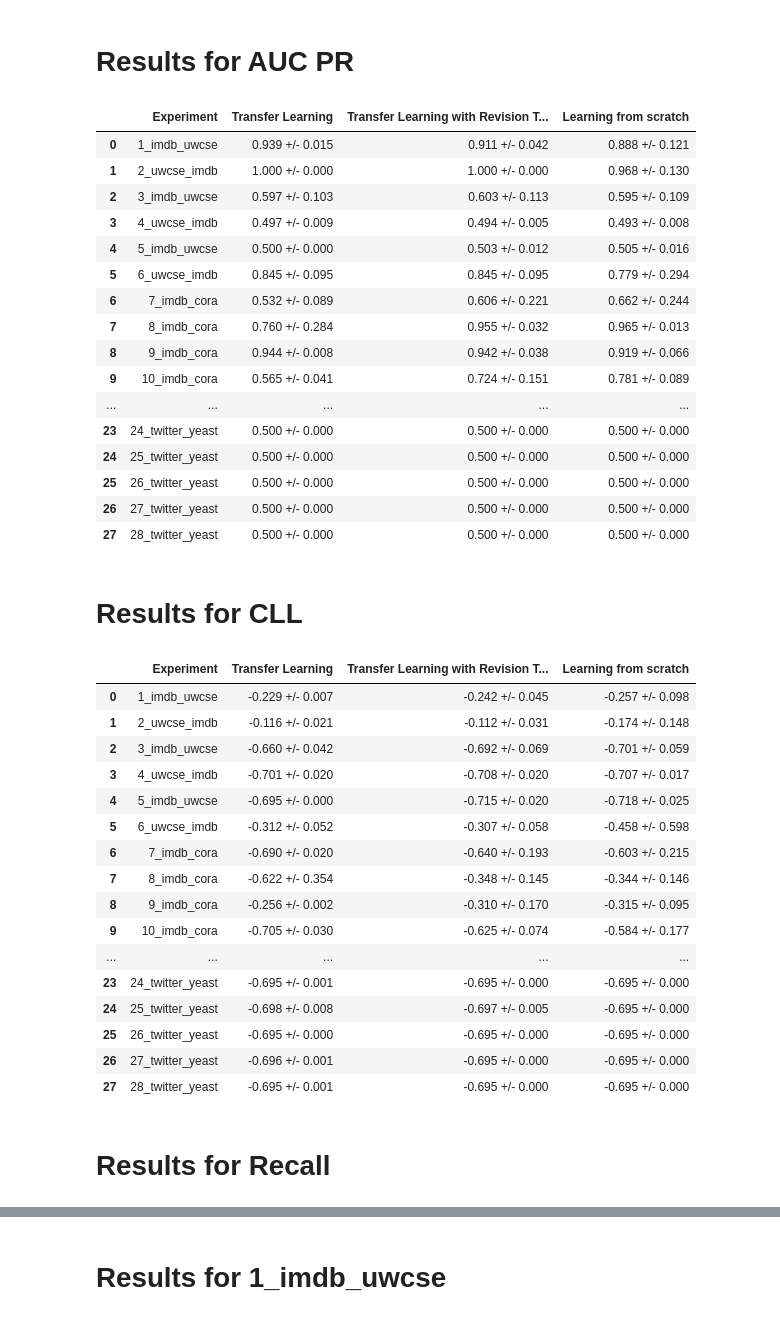
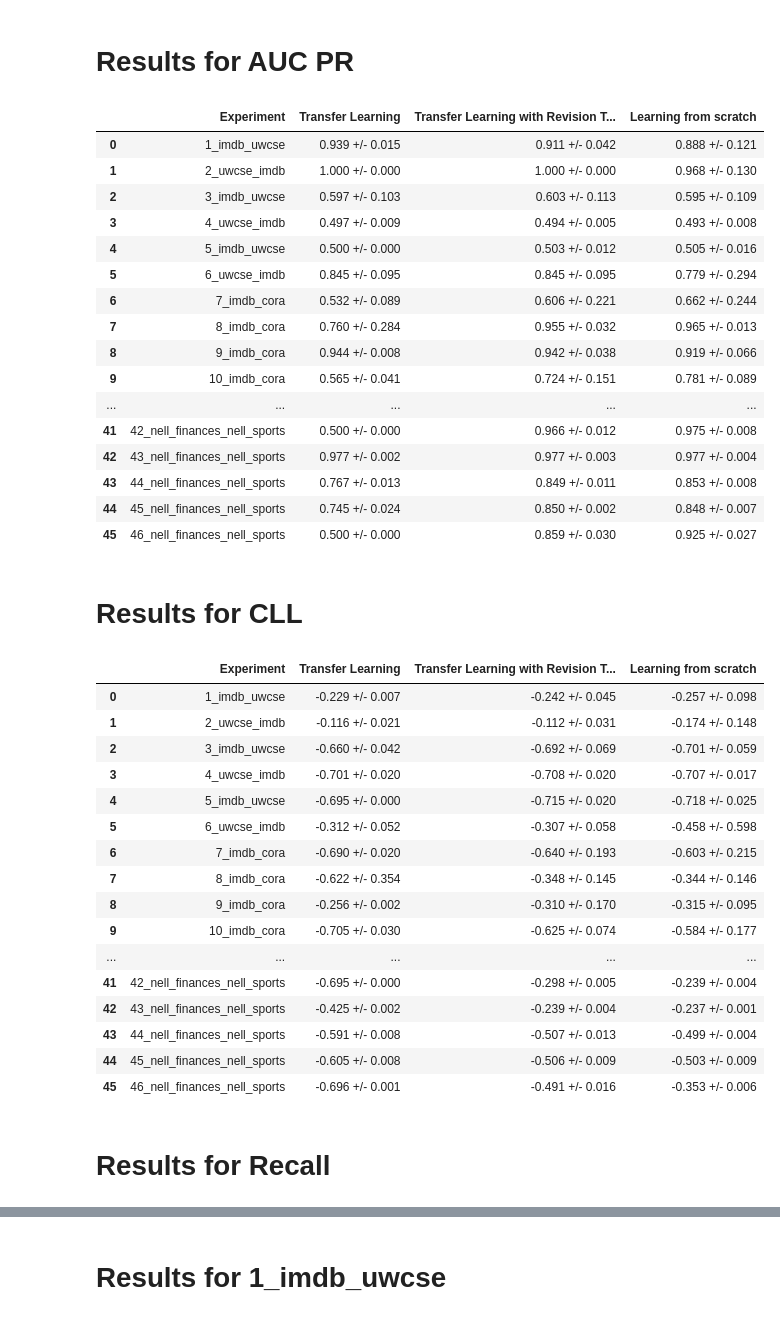
Before and after one commit to rodrigoazs/tpre_experiments, a Jupyter notebook: 19_11_2018/experiment_balanced_1/results_transfer.ipynb, the cells around one changed output, grey strips where cells are left out. Drawn from its saved outputs; the diff is of its cells as text; code cells hidden in the pictures.

```diff
--- a/19_11_2018/experiment_balanced_1/results_transfer.ipynb
+++ b/19_11_2018/experiment_balanced_1/results_transfer.ipynb
@@ -38,7 +38,25 @@ experiments = [
             {'id': '26', 'source':'twitter', 'target':'yeast', 'predicate':'tweets', 'to_predicate':'function'},
             {'id': '27', 'source':'twitter', 'target':'yeast', 'predicate':'tweets', 'to_predicate':'phenotype'},
             {'id': '28', 'source':'twitter', 'target':'yeast', 'predicate':'tweets', 'to_predicate':'complex'},
-            ]
+            {'id': '29', 'source':'nell_sports', 'target':'nell_finances', 'predicate':'teamalsoknownas', 'to_predicate':'companyalsoknownas'},
+            {'id': '30', 'source':'nell_sports', 'target':'nell_finances', 'predicate':'teamplaysagainstteam', 'to_predicate':'companyalsoknownas'},
+            {'id': '31', 'source':'nell_sports', 'target':'nell_finances', 'predicate':'teamplaysagainstteam', 'to_predicate':'acquired'},
+            {'id': '32', 'source':'nell_sports', 'target':'nell_finances', 'predicate':'teamplaysagainstteam', 'to_predicate':'bankboughtbank'},
+            {'id': '33', 'source':'nell_sports', 'target':'nell_finances', 'predicate':'athleteplayssport', 'to_predicate':'companyceo'},
+            {'id': '34', 'source':'nell_sports', 'target':'nell_finances', 'predicate':'athleteplayssport', 'to_predicate':'bankchiefexecutiveceo'},
+            {'id': '35', 'source':'nell_sports', 'target':'nell_finances', 'predicate':'athleteplaysforteam', 'to_predicate':'bankchiefexecutiveceo'},
+            {'id': '36', 'source':'nell_sports', 'target':'nell_finances', 'predicate':'athleteplaysforteam', 'to_predicate':'companyceo'},
+            {'id': '37', 'source':'nell_sports', 'target':'nell_finances', 'predicate':'teamplayssport', 'to_predicate':'companyeconomicsector'},
+            {'id': '38', 'source':'nell_finances', 'target':'nell_sports', 'predicate':'companyalsoknownas', 'to_predicate':'teamalsoknownas'},
+            {'id': '39', 'source':'nell_finances', 'target':'nell_sports', 'predicate':'companyalsoknownas', 'to_predicate':'teamplaysagainstteam'},
+            {'id': '40', 'source':'nell_finances', 'target':'nell_sports', 'predicate':'acquired', 'to_predicate':'teamplaysagainstteam'},
+            {'id': '41', 'source':'nell_finances', 'target':'nell_sports', 'predicate':'bankboughtbank', 'to_predicate':'teamplaysagainstteam'},
+            {'id': '42', 'source':'nell_finances', 'target':'nell_sports', 'predicate':'companyceo', 'to_predicate':'athleteplayssport'},
+            {'id': '43', 'source':'nell_finances', 'target':'nell_sports', 'predicate':'bankchiefexecutiveceo', 'to_predicate':'athleteplayssport'},
+            {'id': '44', 'source':'nell_finances', 'target':'nell_sports', 'predicate':'bankchiefexecutiveceo', 'to_predicate':'athleteplaysforteam'},
+            {'id': '45', 'source':'nell_finances', 'target':'nell_sports', 'predicate':'companyceo', 'to_predicate':'athleteplaysforteam'},
+            {'id': '46', 'source':'nell_finances', 'target':'nell_sports', 'predicate':'companyeconomicsector', 'to_predicate':'teamplayssport'},
+]
 
 for metric in ['AUC ROC', 'AUC PR', 'CLL', 'Recall', 'F1', 'Precision', 'Learning and Revision time', 'Inference time']:
     display(Markdown('# Results for ' + metric))
@@ -90,39 +108,39 @@ for metric in ['AUC ROC', 'AUC PR', 'CLL', 'Recall', 'F1', 'Precision', 'Learnin
 # Results for AUC PR
 |  | Experiment | Transfer Learning | Transfer Learning with Revision T... | Learning from scratch |
 | 0 | 1_imdb_uwcse | 0.939 +/- 0.015 | 0.911 +/- 0.042 | 0.888 +/- 0.121 |
 | 1 | 2_uwcse_imdb | 1.000 +/- 0.000 | 1.000 +/- 0.000 | 0.968 +/- 0.130 |
 | 2 | 3_imdb_uwcse | 0.597 +/- 0.103 | 0.603 +/- 0.113 | 0.595 +/- 0.109 |
 | 3 | 4_uwcse_imdb | 0.497 +/- 0.009 | 0.494 +/- 0.005 | 0.493 +/- 0.008 |
 | 4 | 5_imdb_uwcse | 0.500 +/- 0.000 | 0.503 +/- 0.012 | 0.505 +/- 0.016 |
 | 5 | 6_uwcse_imdb | 0.845 +/- 0.095 | 0.845 +/- 0.095 | 0.779 +/- 0.294 |
 | 6 | 7_imdb_cora | 0.532 +/- 0.089 | 0.606 +/- 0.221 | 0.662 +/- 0.244 |
 | 7 | 8_imdb_cora | 0.760 +/- 0.284 | 0.955 +/- 0.032 | 0.965 +/- 0.013 |
 | 8 | 9_imdb_cora | 0.944 +/- 0.008 | 0.942 +/- 0.038 | 0.919 +/- 0.066 |
 | 9 | 10_imdb_cora | 0.565 +/- 0.041 | 0.724 +/- 0.151 | 0.781 +/- 0.089 |
 | ... | ... | ... | ... | ... |
-| 23 | 24_twitter_yeast | 0.500 +/- 0.000 | 0.500 +/- 0.000 | 0.500 +/- 0.000 |
-| 24 | 25_twitter_yeast | 0.500 +/- 0.000 | 0.500 +/- 0.000 | 0.500 +/- 0.000 |
-| 25 | 26_twitter_yeast | 0.500 +/- 0.000 | 0.500 +/- 0.000 | 0.500 +/- 0.000 |
-| 26 | 27_twitter_yeast | 0.500 +/- 0.000 | 0.500 +/- 0.000 | 0.500 +/- 0.000 |
-| 27 | 28_twitter_yeast | 0.500 +/- 0.000 | 0.500 +/- 0.000 | 0.500 +/- 0.000 |
+| 41 | 42_nell_finances_nell_sports | 0.500 +/- 0.000 | 0.966 +/- 0.012 | 0.975 +/- 0.008 |
+| 42 | 43_nell_finances_nell_sports | 0.977 +/- 0.002 | 0.977 +/- 0.003 | 0.977 +/- 0.004 |
+| 43 | 44_nell_finances_nell_sports | 0.767 +/- 0.013 | 0.849 +/- 0.011 | 0.853 +/- 0.008 |
+| 44 | 45_nell_finances_nell_sports | 0.745 +/- 0.024 | 0.850 +/- 0.002 | 0.848 +/- 0.007 |
+| 45 | 46_nell_finances_nell_sports | 0.500 +/- 0.000 | 0.859 +/- 0.030 | 0.925 +/- 0.027 |
 # Results for CLL
 |  | Experiment | Transfer Learning | Transfer Learning with Revision T... | Learning from scratch |
 | 0 | 1_imdb_uwcse | -0.229 +/- 0.007 | -0.242 +/- 0.045 | -0.257 +/- 0.098 |
 | 1 | 2_uwcse_imdb | -0.116 +/- 0.021 | -0.112 +/- 0.031 | -0.174 +/- 0.148 |
 | 2 | 3_imdb_uwcse | -0.660 +/- 0.042 | -0.692 +/- 0.069 | -0.701 +/- 0.059 |
 | 3 | 4_uwcse_imdb | -0.701 +/- 0.020 | -0.708 +/- 0.020 | -0.707 +/- 0.017 |
 | 4 | 5_imdb_uwcse | -0.695 +/- 0.000 | -0.715 +/- 0.020 | -0.718 +/- 0.025 |
 | 5 | 6_uwcse_imdb | -0.312 +/- 0.052 | -0.307 +/- 0.058 | -0.458 +/- 0.598 |
 | 6 | 7_imdb_cora | -0.690 +/- 0.020 | -0.640 +/- 0.193 | -0.603 +/- 0.215 |
 | 7 | 8_imdb_cora | -0.622 +/- 0.354 | -0.348 +/- 0.145 | -0.344 +/- 0.146 |
 | 8 | 9_imdb_cora | -0.256 +/- 0.002 | -0.310 +/- 0.170 | -0.315 +/- 0.095 |
 | 9 | 10_imdb_cora | -0.705 +/- 0.030 | -0.625 +/- 0.074 | -0.584 +/- 0.177 |
 | ... | ... | ... | ... | ... |
-| 23 | 24_twitter_yeast | -0.695 +/- 0.001 | -0.695 +/- 0.000 | -0.695 +/- 0.000 |
-| 24 | 25_twitter_yeast | -0.698 +/- 0.008 | -0.697 +/- 0.005 | -0.695 +/- 0.000 |
-| 25 | 26_twitter_yeast | -0.695 +/- 0.000 | -0.695 +/- 0.000 | -0.695 +/- 0.000 |
-| 26 | 27_twitter_yeast | -0.696 +/- 0.001 | -0.695 +/- 0.000 | -0.695 +/- 0.000 |
-| 27 | 28_twitter_yeast | -0.695 +/- 0.001 | -0.695 +/- 0.000 | -0.695 +/- 0.000 |
+| 41 | 42_nell_finances_nell_sports | -0.695 +/- 0.000 | -0.298 +/- 0.005 | -0.239 +/- 0.004 |
+| 42 | 43_nell_finances_nell_sports | -0.425 +/- 0.002 | -0.239 +/- 0.004 | -0.237 +/- 0.001 |
+| 43 | 44_nell_finances_nell_sports | -0.591 +/- 0.008 | -0.507 +/- 0.013 | -0.499 +/- 0.004 |
+| 44 | 45_nell_finances_nell_sports | -0.605 +/- 0.008 | -0.506 +/- 0.009 | -0.503 +/- 0.009 |
+| 45 | 46_nell_finances_nell_sports | -0.696 +/- 0.001 | -0.491 +/- 0.016 | -0.353 +/- 0.006 |
 # Results for Recall
 |  | Experiment | Transfer Learning | Transfer Learning with Revision T... | Learning from scratch |
 | 0 | 1_imdb_uwcse | 1.000 +/- 0.000 | 0.992 +/- 0.020 | 0.984 +/- 0.043 |
```
Also changed, not shown: parts of 1 cell of this notebook.
